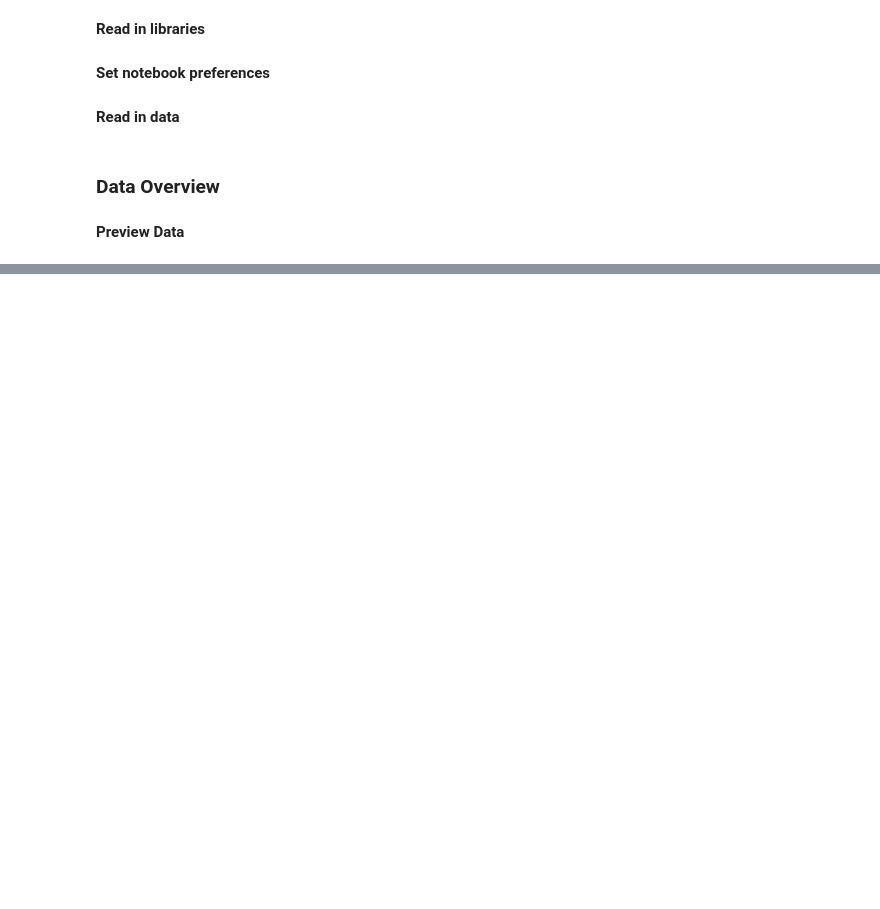
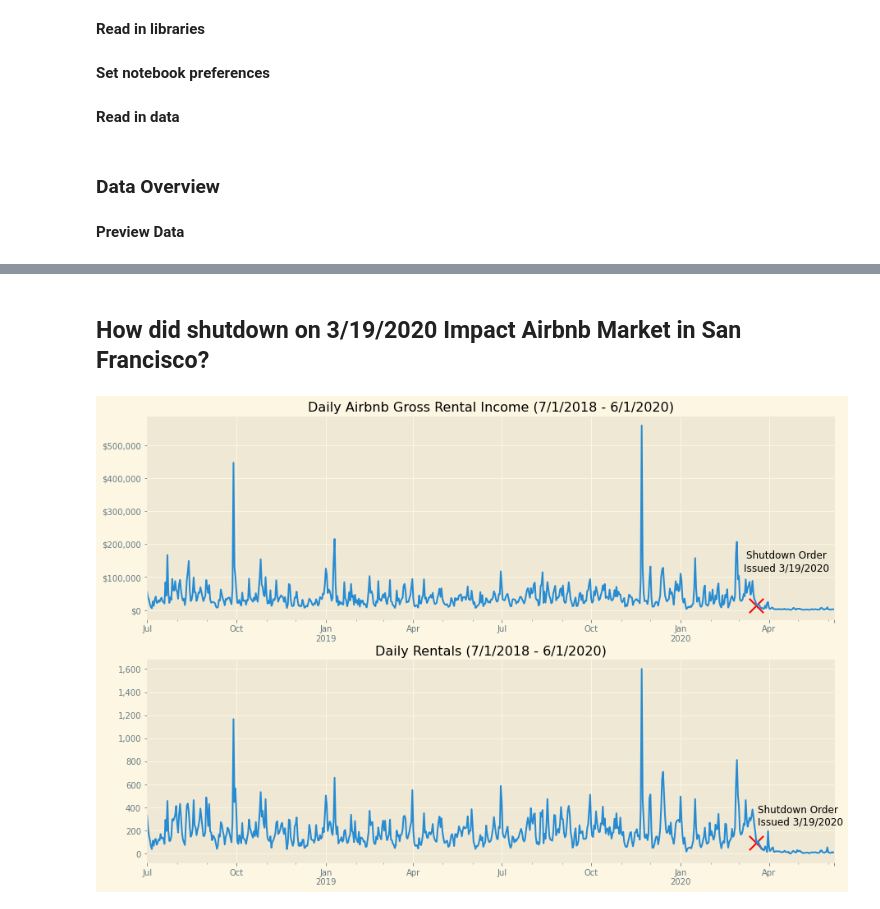
Before and after one commit to KishenSharma6/SF_Airbnb_Rental_Market_Analysis, a Jupyter notebook: Project_Codes/04_Modeling/2020_0715_Market_Analysis.ipynb, the cells around one changed output, grey strips where cells are left out. Drawn from its saved outputs; the diff is of its cells as text; code cells hidden in the pictures; blank space fills up the shorter version.

```diff
--- a/Project_Codes/04_Modeling/2020_0715_Market_Analysis.ipynb
+++ b/Project_Codes/04_Modeling/2020_0715_Market_Analysis.ipynb
@@ -234,0 +55,6 @@ display(host_metrics.head(10))
+# %%
+#Split last review into month - day col
+df[['year','month_day']] = df['last_review'].astype(str).str.split('-',1,expand=True)
+
+#Check
+df.iloc[:,-5:].head()
@@ -234,0 +68,40 @@ display(host_metrics.head(10))
+# %% [markdown]
+## How did shutdown on 3/19/2020 Impact Airbnb Market in San Francisco?
+# %%
+#Get daily gross rental income and counts of bookings
+daily_gross = df.groupby('last_review')['price'].agg({'sum','count'})
+
+#Create fig
+f, ax = plt.subplots(2,1,figsize = (15,10))
+
+#Plot total revenue each day
+daily_gross['sum'].plot(ax=ax[0])
+ax[0].scatter('2020-03-19', 14443, color = 'red',  marker='x',s=300,  edgecolors='black',
+)
+
+#Set plot aesthetics
+ax[0].get_yaxis().set_major_formatter(plt.FuncFormatter(lambda x, loc: "${:,}".format(int(x))))
+ax[0].set_xlabel('')
+ax[0].set_title('Daily Airbnb Gross Rental Income (7/1/2018 - 6/1/2020)')
+ax[0].text('2020-04-19', 120_000, 'Shutdown Order\nIssued 3/19/2020', fontsize=12,horizontalalignment='center',);
+
+
+#Plot total revenue each day
+daily_gross['count'].plot(ax=ax[1])
+
+#Add text for Shut down
+X='2020-03-19'
+Y = daily_gross['count'].iloc[daily_gross.index == '2020-03-19']
+ax[1].scatter(X,Y, color = 'red',  marker='x',s=300,  edgecolors='black')
+
+#Set plot aesthetics
+ax[1].get_yaxis().set_major_formatter(plt.FuncFormatter(lambda x, loc: "{:,}".format(int(x))))
+ax[1].set_xlabel('')
+ax[1].set_title('Daily Rentals (7/1/2018 - 6/1/2020)')
+
+ax[1].text('2020-03-20' ,Y + 155, 'Shutdown Order\nIssued 3/19/2020', fontsize=12,horizontalalignment='left',);
+
+#Save to Visualizations file
+plt.savefig(eda_path + '/covid_timeseries.png', bbox_inches='tight')
+# %% [output]
+[figure, added]
```
Also changed, not shown: parts of 42 cells of this notebook.
